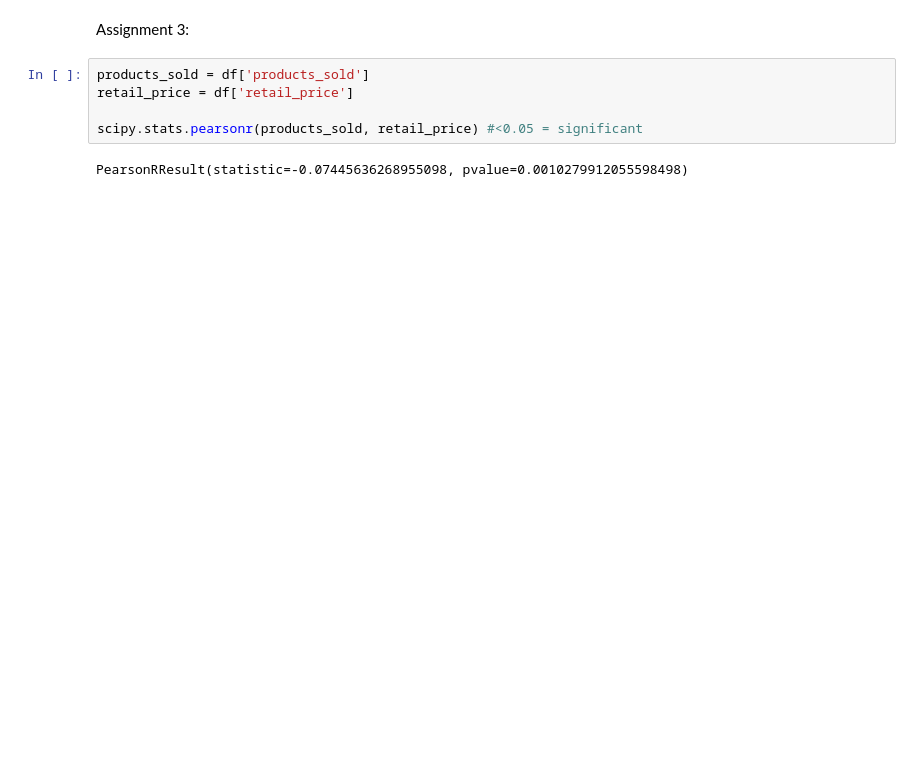
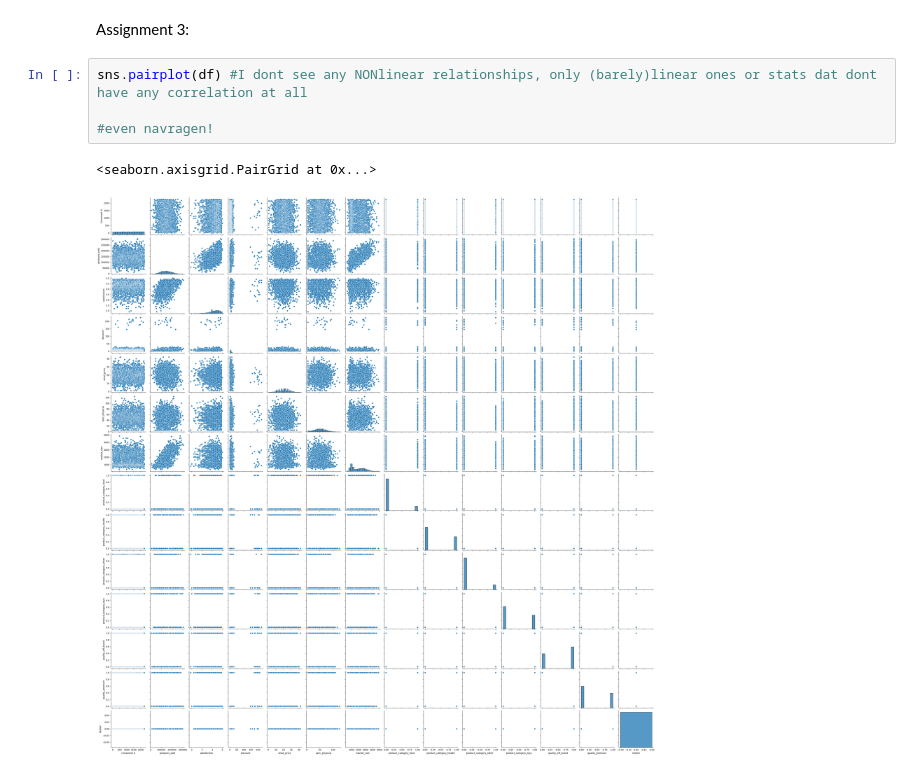
Before and after one commit to Kianvnh/TEST, a Jupyter notebook: Datamodelling/Final Assignment/Final Assignment.ipynb, the cells around one changed output. Cells and saved outputs as stored; diff of their text form; blank space fills up the shorter version.

```diff
--- a/Datamodelling/Final Assignment/Final Assignment.ipynb
+++ b/Datamodelling/Final Assignment/Final Assignment.ipynb
@@ -157,10 +157,10 @@ Notes:
 strong multicollinearity problems or that the design matrix is singular.
 # %% [markdown]
 Assignment 3:
-# %%
-products_sold = df['products_sold']
-retail_price = df['retail_price']
-
-scipy.stats.pearsonr(products_sold, retail_price) #<0.05 = significant
-# %% [output]
-PearsonRResult(statistic=-0.07445636268955098, pvalue=0.0010279912055598498)
+# %%
+sns.pairplot(df) #I dont see any NONlinear relationships, only (barely)linear ones or stats dat dont have any correlation at all
+
+#even navragen!
+# %% [output]
+<seaborn.axisgrid.PairGrid at 0x...>
+[figure, added]
```
Also changed, not shown: parts of 8 cells of this notebook, 3 other files.
